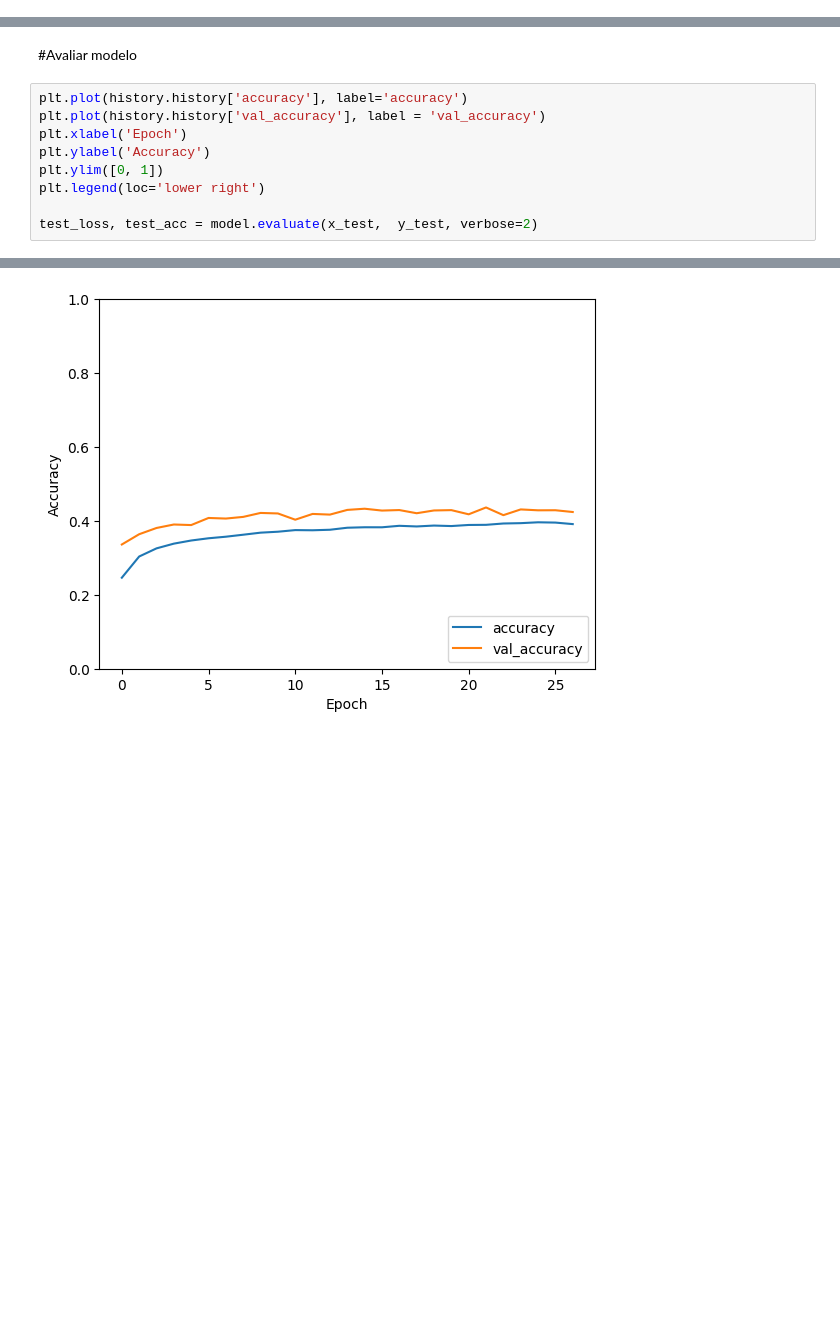
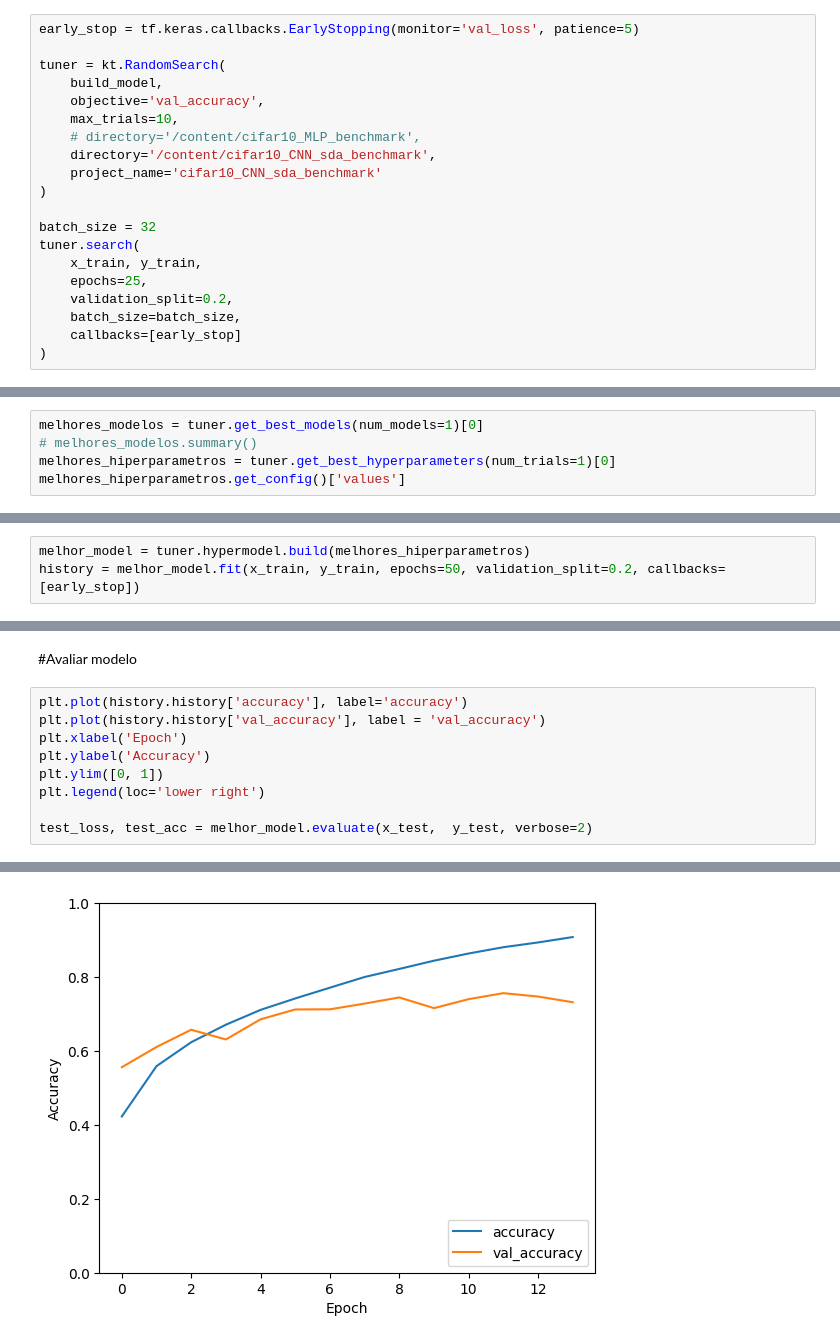
Before and after one commit to Pedro-Veiga0/Projeto-CSC-, a Jupyter notebook: cifar10_benchamrk.ipynb, the cells around one changed output, grey strips where cells are left out. Cells and saved outputs as stored; diff of their text form; blank space fills up the shorter version.

Commit message:
CIFAR10 benchmark MLP e CNN sda

```diff
--- a/cifar10_benchamrk.ipynb
+++ b/cifar10_benchamrk.ipynb
@@ -189,0 +177,20 @@ model.compile(optimizer=tf.keras.optimizers.Adam(0.001), loss=tf.keras.losses.ca
+# %%
+early_stop = tf.keras.callbacks.EarlyStopping(monitor='val_loss', patience=5)
+
+tuner = kt.RandomSearch(
+    build_model,
+    objective='val_accuracy',
+    max_trials=10,
+    # directory='/content/cifar10_MLP_benchmark',
+    directory='/content/cifar10_CNN_sda_benchmark',
+    project_name='cifar10_CNN_sda_benchmark'
+)
+
+batch_size = 32
+tuner.search(
+    x_train, y_train,
+    epochs=25,
+    validation_split=0.2,
+    batch_size=batch_size,
+    callbacks=[early_stop]
+)
@@ -189,0 +204,5 @@ model.compile(optimizer=tf.keras.optimizers.Adam(0.001), loss=tf.keras.losses.ca
+# %%
+melhores_modelos = tuner.get_best_models(num_models=1)[0]
+# melhores_modelos.summary()
+melhores_hiperparametros = tuner.get_best_hyperparameters(num_trials=1)[0]
+melhores_hiperparametros.get_config()['values']
@@ -194,0 +240,3 @@ history = model.fit(x_train, y_train, epochs=50, validation_data=(x_test, y_test
+# %%
+melhor_model = tuner.hypermodel.build(melhores_hiperparametros)
+history = melhor_model.fit(x_train, y_train, epochs=50, validation_split=0.2, callbacks=[early_stop])
@@ -202,5 +289,5 @@ plt.ylabel('Accuracy')
 plt.ylim([0, 1])
 plt.legend(loc='lower right')
 
-test_loss, test_acc = model.evaluate(x_test,  y_test, verbose=2)
+test_loss, test_acc = melhor_model.evaluate(x_test,  y_test, verbose=2)
 # %% [output]
@@ -208 +295 @@ test_loss, test_acc = model.evaluate(x_test,  y_test, verbose=2)
-[figure, old version]
+[figure, new version]
```
Also changed, not shown: parts of 25 cells of this notebook, 4 other files.
